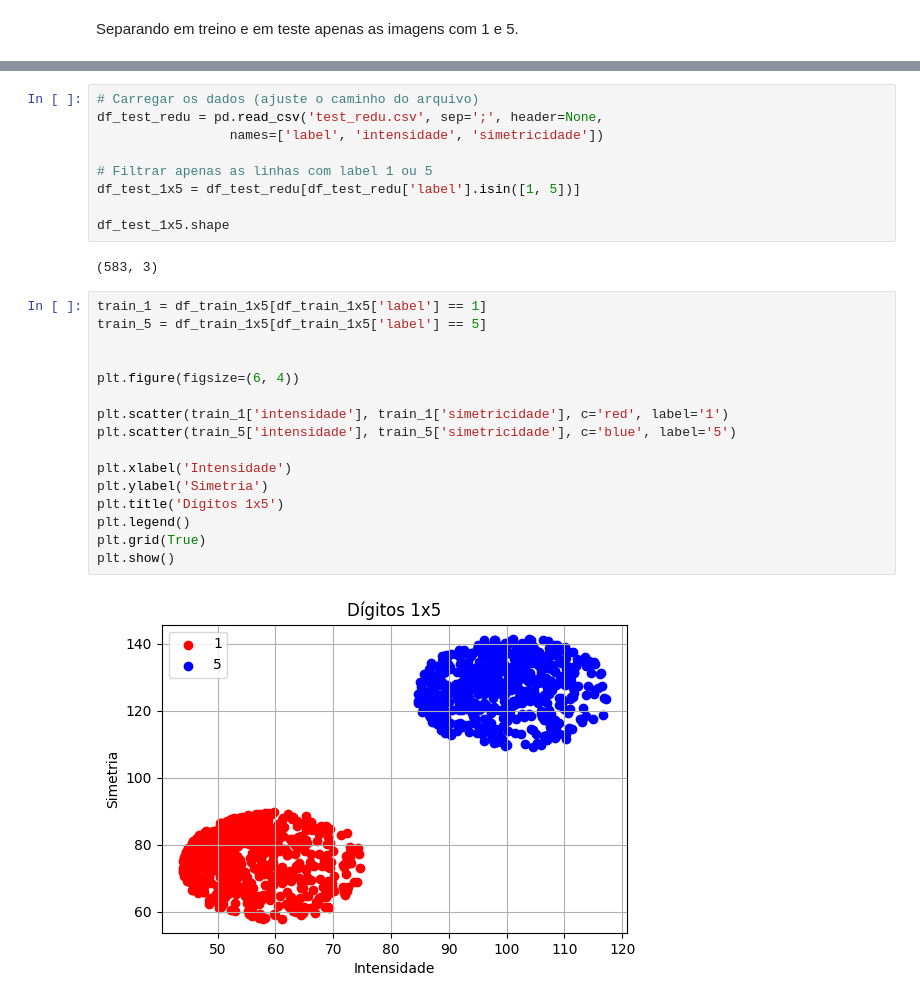
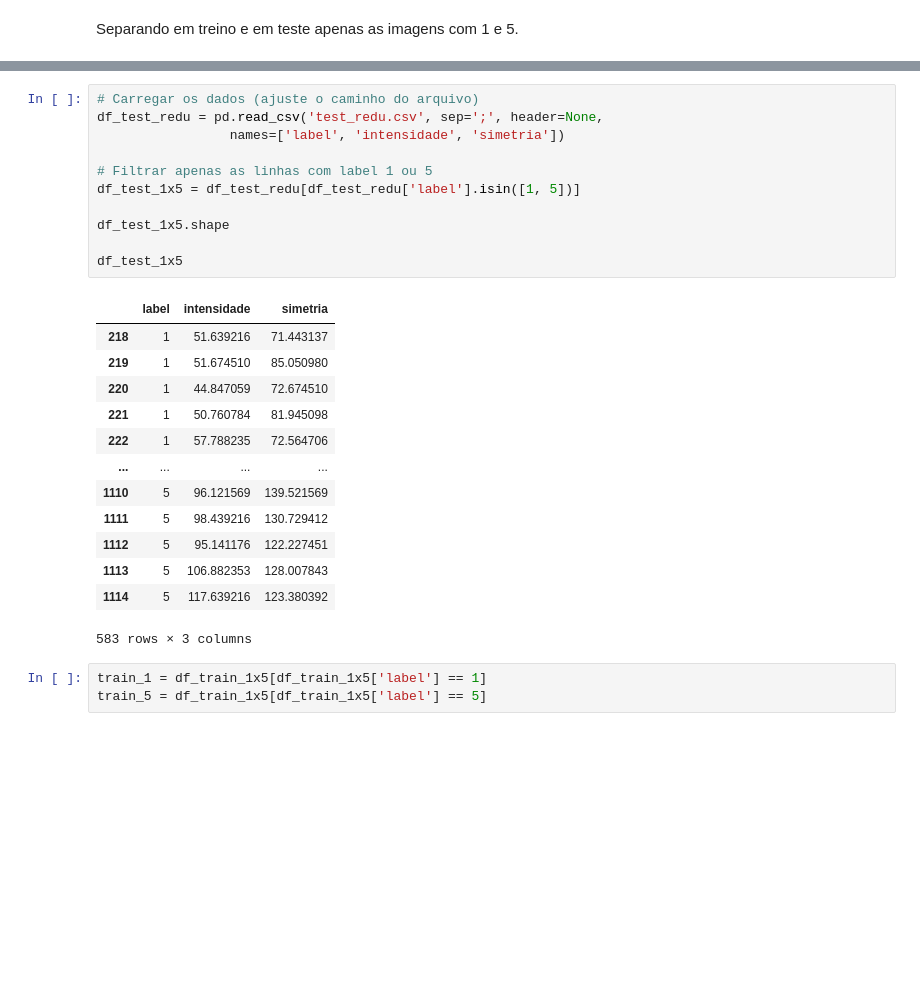
Before and after one commit to juliamssilva/classificador_digitos, a Jupyter notebook: mnsit.ipynb, the cells around one changed output, grey strips where cells are left out. Saved outputs shown, nothing was run; the diff lists cells and outputs as text; blank space fills up the shorter version.

```diff
--- a/mnsit.ipynb
+++ b/mnsit.ipynb
@@ -196,29 +210,28 @@ df_train_1x5.shape
 # %%
 # Carregar os dados (ajuste o caminho do arquivo)
 df_test_redu = pd.read_csv('test_redu.csv', sep=';', header=None,
-                 names=['label', 'intensidade', 'simetricidade'])
+                 names=['label', 'intensidade', 'simetria'])
 
 # Filtrar apenas as linhas com label 1 ou 5
 df_test_1x5 = df_test_redu[df_test_redu['label'].isin([1, 5])]
 
 df_test_1x5.shape
+
+df_test_1x5
 # %% [output]
+|  | label | intensidade | simetria |
+| 218 | 1 | 51.639216 | 71.443137 |
+| 219 | 1 | 51.674510 | 85.050980 |
+| 220 | 1 | 44.847059 | 72.674510 |
+| 221 | 1 | 50.760784 | 81.945098 |
+| 222 | 1 | 57.788235 | 72.564706 |
+| ... | ... | ... | ... |
+| 1110 | 5 | 96.121569 | 139.521569 |
+| 1111 | 5 | 98.439216 | 130.729412 |
+| 1112 | 5 | 95.141176 | 122.227451 |
+| 1113 | 5 | 106.882353 | 128.007843 |
+| 1114 | 5 | 117.639216 | 123.380392 |
-(583, 3)
+583 rows × 3 columns
-# %%
-train_1 = df_train_1x5[df_train_1x5['label'] == 1]
-train_5 = df_train_1x5[df_train_1x5['label'] == 5]
-
-
-plt.figure(figsize=(6, 4))
-
-plt.scatter(train_1['intensidade'], train_1['simetricidade'], c='red', label='1')
-plt.scatter(train_5['intensidade'], train_5['simetricidade'], c='blue', label='5')
-
-plt.xlabel('Intensidade')
-plt.ylabel('Simetria')
-plt.title('Dígitos 1x5')
-plt.legend()
-plt.grid(True)
-plt.show()
-# %% [output]
-[figure, removed]
+# %%
+train_1 = df_train_1x5[df_train_1x5['label'] == 1]
+train_5 = df_train_1x5[df_train_1x5['label'] == 5]
```
Also changed, not shown: parts of 7 cells of this notebook.
